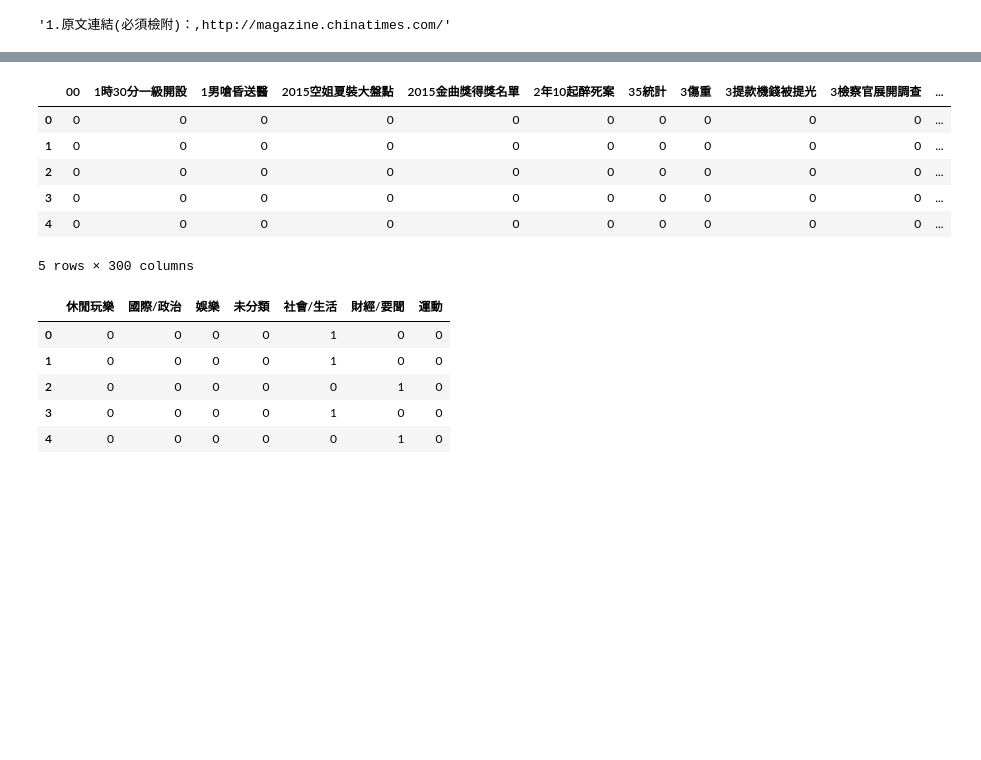
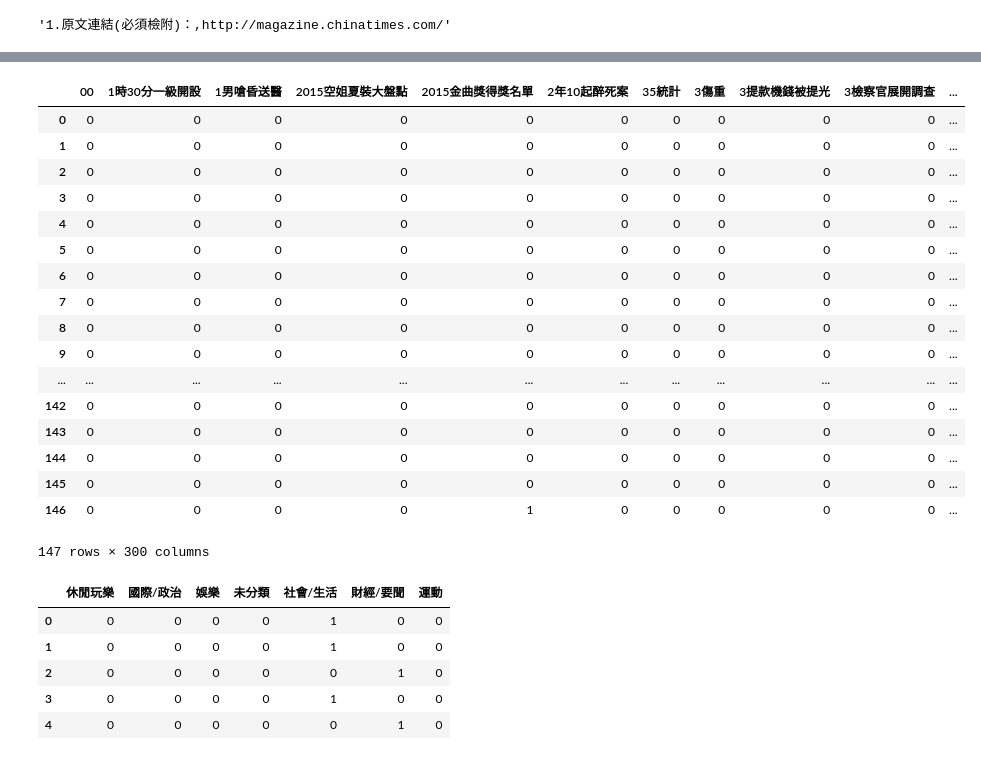
Before and after one commit to roccqqck/stock_eland, a Jupyter notebook: pandas.jieba.test.ipynb, the cells around one changed output, grey strips where cells are left out. Drawn from its saved outputs; the diff is of its cells as text; code cells hidden in the pictures; blank space fills up the shorter version.

```diff
--- a/pandas.jieba.test.ipynb
+++ b/pandas.jieba.test.ipynb
@@ -137,22 +149,33 @@ news.head(10)
 # %%
 from sklearn.feature_extraction.text import CountVectorizer
 
 cv = CountVectorizer() # 預設用空格分詞
 
 r = pd.SparseDataFrame(cv.fit_transform(news['title']),
                        news.index,
                        cv.get_feature_names(),
                        default_fill_value=0)
 
-r.head()
+r
 # %% [output]
 |  | 00 | 1時30分一級開設 | 1男嗆昏送醫 | 2015空姐夏裝大盤點 | 2015金曲獎得獎名單 | 2年10起醉死案 | 35統計 | 3傷重 | 3提款機錢被提光 | 3檢察官展開調查 | ... |
 | 0 | 0 | 0 | 0 | 0 | 0 | 0 | 0 | 0 | 0 | 0 | ... |
 | 1 | 0 | 0 | 0 | 0 | 0 | 0 | 0 | 0 | 0 | 0 | ... |
 | 2 | 0 | 0 | 0 | 0 | 0 | 0 | 0 | 0 | 0 | 0 | ... |
 | 3 | 0 | 0 | 0 | 0 | 0 | 0 | 0 | 0 | 0 | 0 | ... |
 | 4 | 0 | 0 | 0 | 0 | 0 | 0 | 0 | 0 | 0 | 0 | ... |
+| 5 | 0 | 0 | 0 | 0 | 0 | 0 | 0 | 0 | 0 | 0 | ... |
+| 6 | 0 | 0 | 0 | 0 | 0 | 0 | 0 | 0 | 0 | 0 | ... |
+| 7 | 0 | 0 | 0 | 0 | 0 | 0 | 0 | 0 | 0 | 0 | ... |
+| 8 | 0 | 0 | 0 | 0 | 0 | 0 | 0 | 0 | 0 | 0 | ... |
+| 9 | 0 | 0 | 0 | 0 | 0 | 0 | 0 | 0 | 0 | 0 | ... |
+| ... | ... | ... | ... | ... | ... | ... | ... | ... | ... | ... | ... |
+| 142 | 0 | 0 | 0 | 0 | 0 | 0 | 0 | 0 | 0 | 0 | ... |
+| 143 | 0 | 0 | 0 | 0 | 0 | 0 | 0 | 0 | 0 | 0 | ... |
+| 144 | 0 | 0 | 0 | 0 | 0 | 0 | 0 | 0 | 0 | 0 | ... |
+| 145 | 0 | 0 | 0 | 0 | 0 | 0 | 0 | 0 | 0 | 0 | ... |
+| 146 | 0 | 0 | 0 | 0 | 1 | 0 | 0 | 0 | 0 | 0 | ... |
-5 rows × 300 columns
+147 rows × 300 columns
 # %%
 pd.get_dummies(news['category']).head()
 # %% [output]
```
Also changed, not shown: parts of 2 cells of this notebook.
